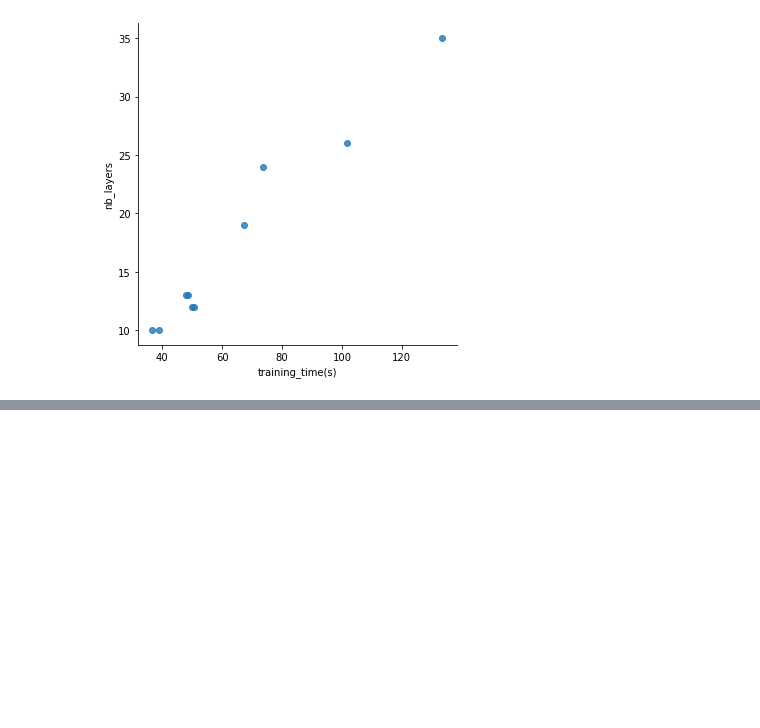
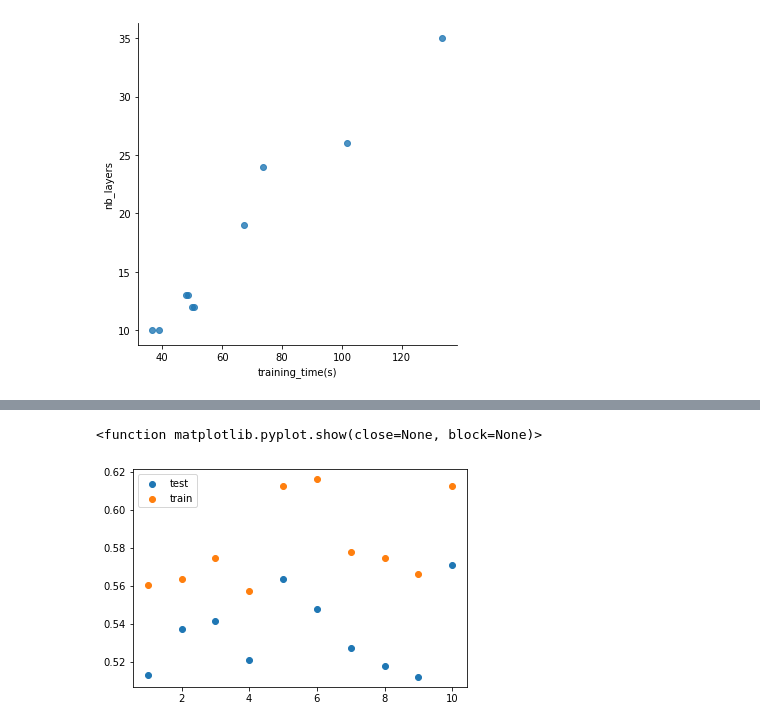
Before and after one commit to AntoineGr1/Memoire_code, a Jupyter notebook: Analyse_resnet_gen_result.ipynb, the cells around one changed output, grey strips where cells are left out. Drawn from its saved outputs; the diff is of its cells as text; code cells hidden in the pictures; blank space fills up the shorter version.

```diff
--- a/Analyse_resnet_gen_result.ipynb
+++ b/Analyse_resnet_gen_result.ipynb
@@ -86,0 +97,11 @@ sns.lmplot(
+# %%
+test2 = data[10:20]
+# %%
+plt.scatter(range(1,11), test2['test_result_acc'], label="test")
+plt.scatter(range(1,11), test2['train_result_acc'], label="train")
+
+plt.legend()
+plt.show
+# %% [output]
+<function matplotlib.pyplot.show(close=None, block=None)>
+[figure, added]
```
Also changed, not shown: parts of 7 cells of this notebook, 33 other files.
